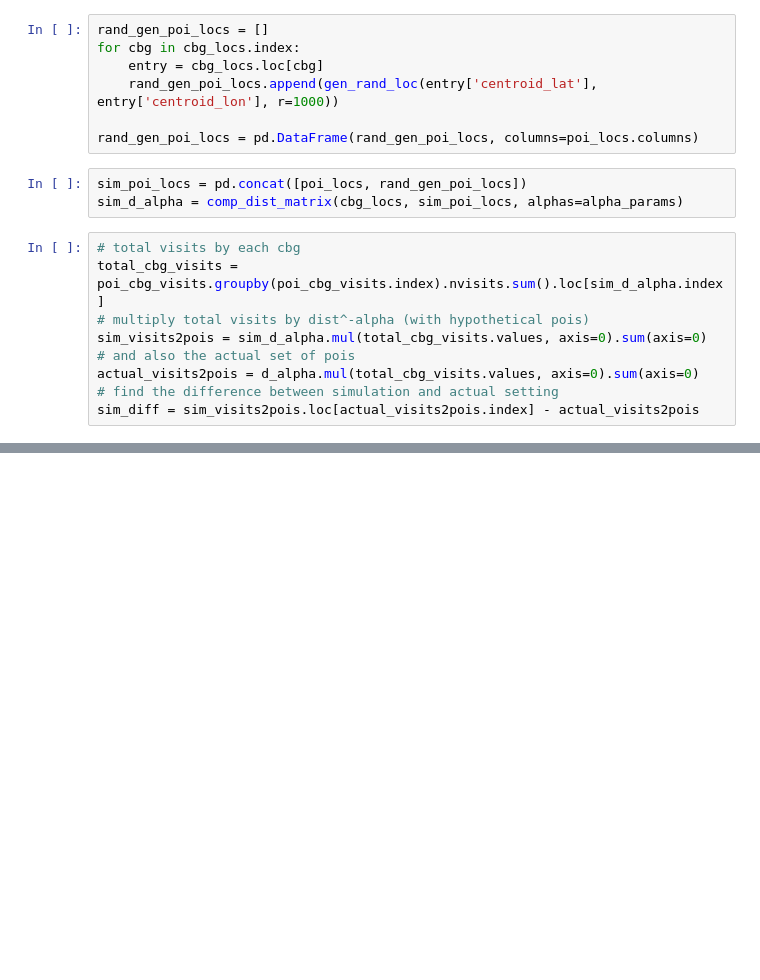
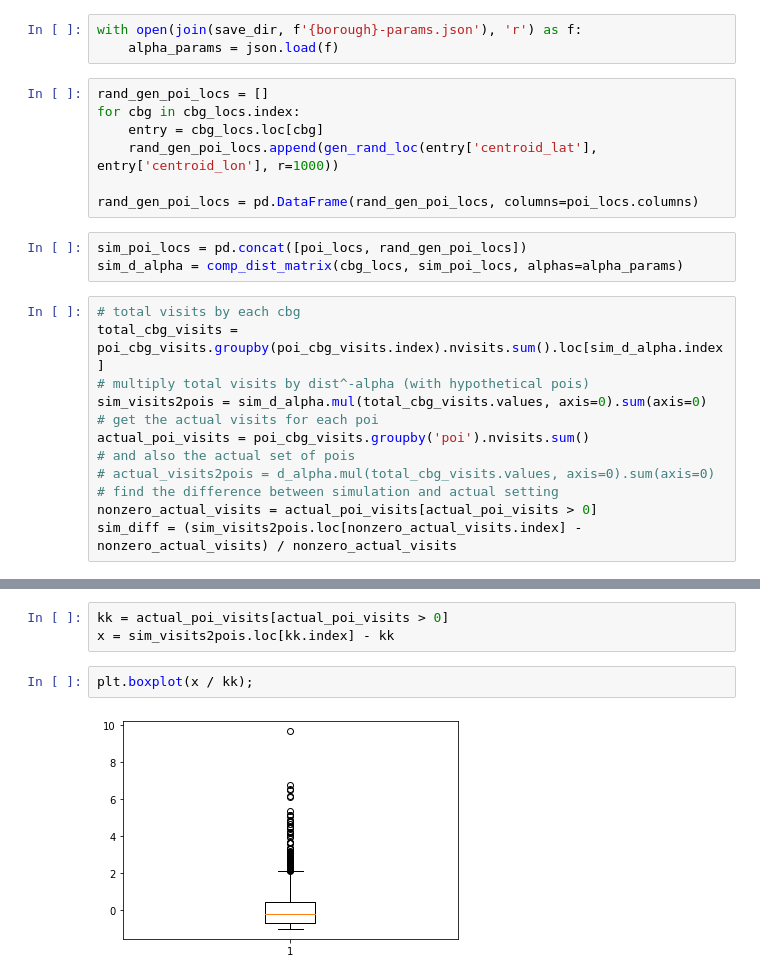
Before and after one commit to hasanalpboz/safegraph-covid19-mobility, a Jupyter notebook: scripts/notebooks/huff-model.ipynb, the cells around one changed output, grey strips where cells are left out. Drawn from its saved outputs; the diff is of its cells as text; blank space fills up the shorter version.

```diff
--- a/scripts/notebooks/huff-model.ipynb
+++ b/scripts/notebooks/huff-model.ipynb
@@ -180,3 +219,6 @@ alpha_params = ols_alpha(poi_cbg_visits, d_alpha.index, d_alpha)
+# %%
+with open(join(save_dir, f'{borough}-params.json'), 'r') as f:
+    alpha_params = json.load(f)
 # %%
 rand_gen_poi_locs = []
 for cbg in cbg_locs.index:
@@ -192,7 +234,10 @@ sim_d_alpha = comp_dist_matrix(cbg_locs, sim_poi_locs, alphas=alpha_params)
 total_cbg_visits = poi_cbg_visits.groupby(poi_cbg_visits.index).nvisits.sum().loc[sim_d_alpha.index]
 # multiply total visits by dist^-alpha (with hypothetical pois)
 sim_visits2pois = sim_d_alpha.mul(total_cbg_visits.values, axis=0).sum(axis=0)
+# get the actual visits for each poi
+actual_poi_visits = poi_cbg_visits.groupby('poi').nvisits.sum()
 # and also the actual set of pois
-actual_visits2pois = d_alpha.mul(total_cbg_visits.values, axis=0).sum(axis=0)
+# actual_visits2pois = d_alpha.mul(total_cbg_visits.values, axis=0).sum(axis=0)
 # find the difference between simulation and actual setting
-sim_diff = sim_visits2pois.loc[actual_visits2pois.index] - actual_visits2pois
+nonzero_actual_visits = actual_poi_visits[actual_poi_visits > 0]
+sim_diff = (sim_visits2pois.loc[nonzero_actual_visits.index] - nonzero_actual_visits) / nonzero_actual_visits
@@ -212,0 +260,7 @@ Change in visits for other CBGS: -15.4366%
+# %%
+kk = actual_poi_visits[actual_poi_visits > 0]
+x = sim_visits2pois.loc[kk.index] - kk
+# %%
+plt.boxplot(x / kk);
+# %% [output]
+[figure, added]
```
Also changed, not shown: parts of 11 cells of this notebook, 1 other file.
